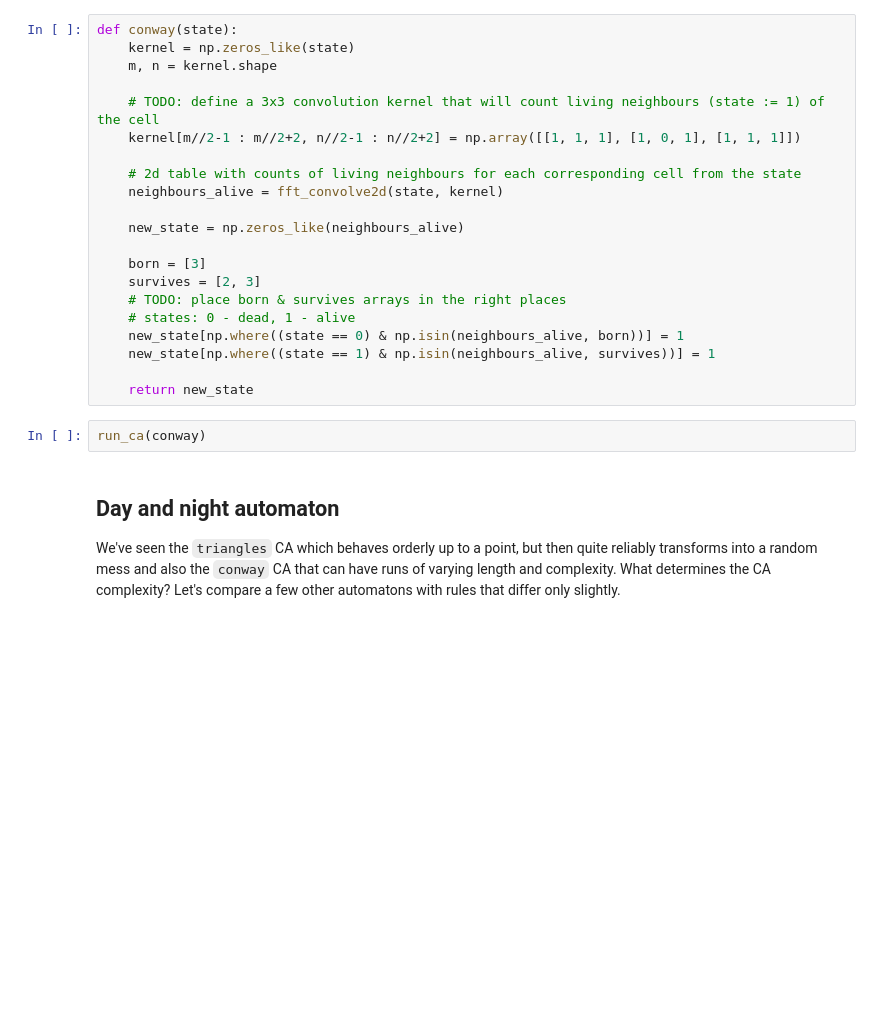
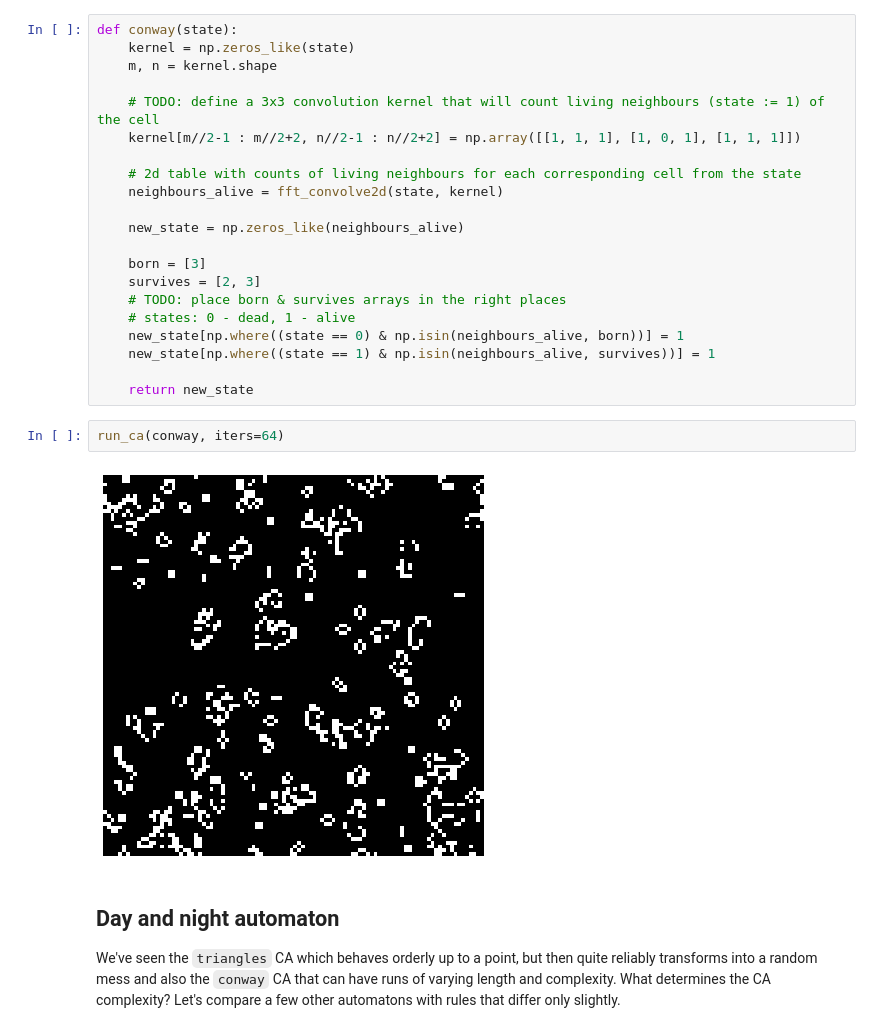
Before and after one commit to luknw/convoca, a Jupyter notebook: lab_cnn_as_ca.ipynb, the cells around one changed output. Cells and saved outputs as stored; diff of their text form; blank space fills up the shorter version.

```diff
--- a/lab_cnn_as_ca.ipynb
+++ b/lab_cnn_as_ca.ipynb
@@ -156,7 +162,9 @@ def conway(state):
 
     return new_state
 # %%
-run_ca(conway)
+run_ca(conway, iters=64)
+# %% [output]
+[figure, added]
 # %% [markdown]
 ## Day and night automaton
 We've seen the `triangles` CA which behaves orderly up to a point, but then quite reliably transforms into a random mess and also the `conway` CA that can have runs of varying length and complexity. What determines the CA complexity? Let's compare a few other automatons with rules that differ only slightly.
```
Also changed, not shown: parts of 29 cells of this notebook, 5 other files.
